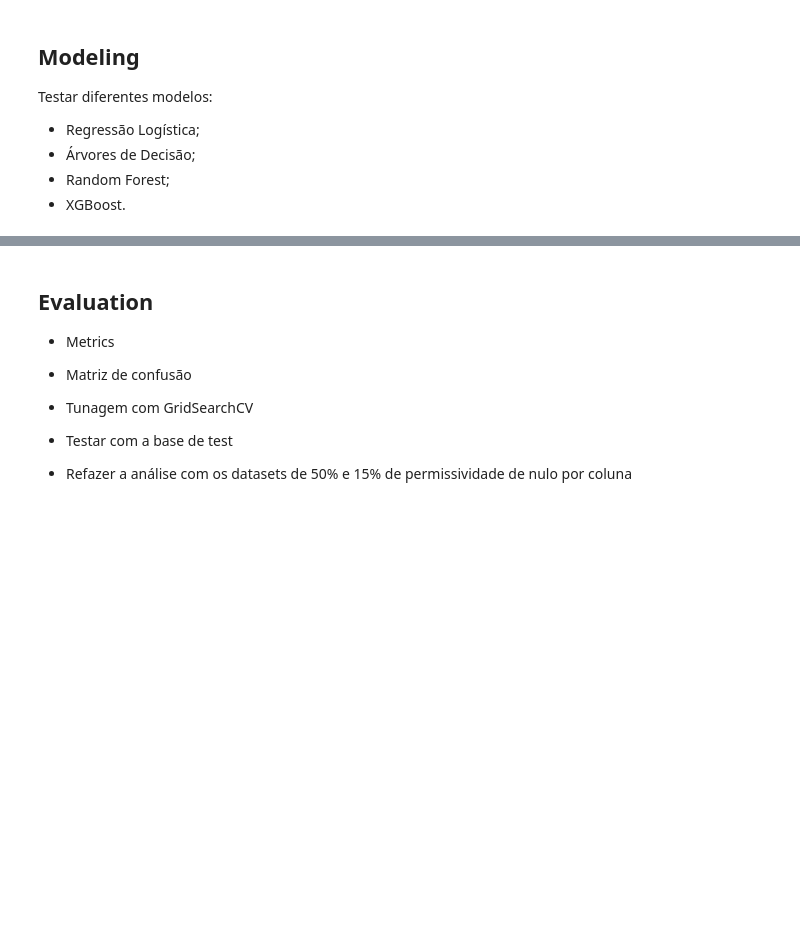
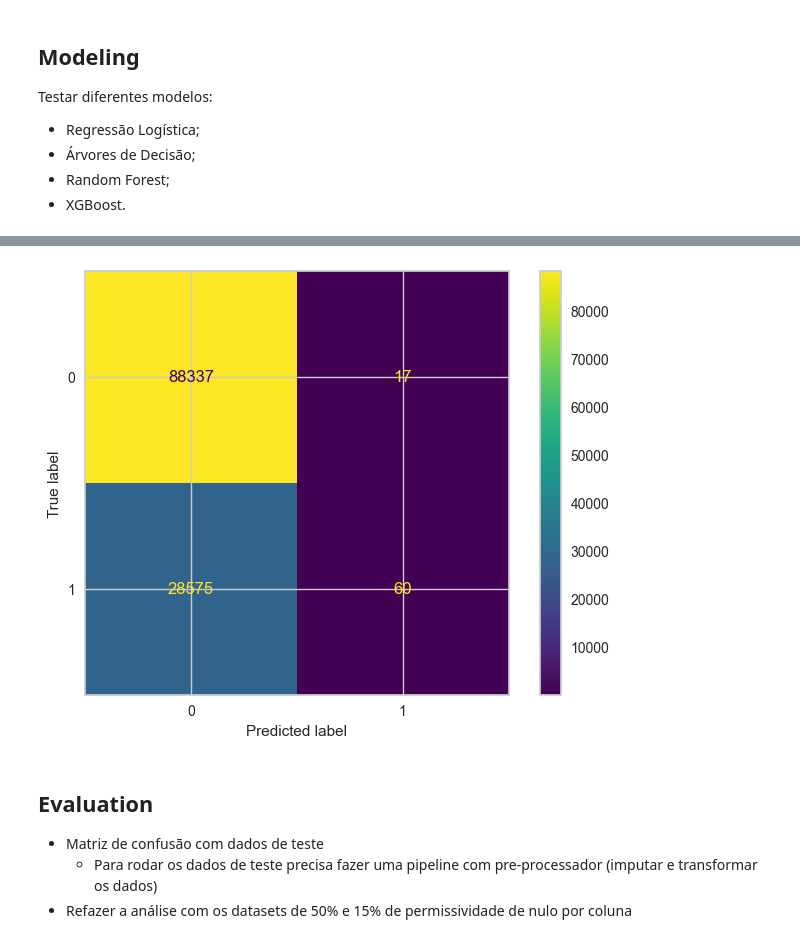
Before and after one commit to eudesgccunha/challenge-data-scientist-neurolake, a Jupyter notebook: credit/notebooks/credit_risk_analysis_tmp.ipynb, the cells around one changed output, grey strips where cells are left out. Drawn from its saved outputs; the diff is of its cells as text; code cells hidden in the pictures; blank space fills up the shorter version.

```diff
--- a/credit/notebooks/credit_risk_analysis_tmp.ipynb
+++ b/credit/notebooks/credit_risk_analysis_tmp.ipynb
@@ -1279,5 +1379,5 @@ TARGET = ['TARGET']
 # %%
 # Dividindo e padronizando o dataset
-X = df_train_clean[FEATURES]
-y = df_train_clean[TARGET]
+X = df_train_clean.drop(columns=['TARGET'])
+y = df_train_clean['TARGET']
 # %%
@@ -1312,0 +1417,19 @@ summary.style.applymap(lambda x: 'background-color: lightgreen' if x >= 0.75 els
+# %%
+# Define the hyperparameter grid
+param_grid = {
+    'max_depth': [3, 5, 7],
+    'learning_rate': [0.1, 0.01, 0.001],
+    'subsample': [0.5, 0.7, 1]}
+
+# Create the XGBoost model object
+xgb_model = XGBClassifier()
+
+# Create the GridSearchCV object
+grid_search = GridSearchCV(xgb_model, param_grid, cv=5, scoring='accuracy')
+
+# Fit the GridSearchCV object to the training data
+grid_search.fit(X, y)
+
+# Print the best set of hyperparameters and the corresponding score
+print("Best set of hyperparameters: ", grid_search.best_params_)
+print("Best score: ", grid_search.best_score_)
@@ -1312,0 +1439,10 @@ summary.style.applymap(lambda x: 'background-color: lightgreen' if x >= 0.75 els
+# %%
+xgb_tunned = cross_validate(XGBClassifier(learning_rate=0.1, max_depth=3, subsample=0.5), X, y, cv=5, scoring=['accuracy', 'precision', 'recall', 'f1', 'roc_auc'])
+
+summary = pd.DataFrame({
+            'labels': ['accuracy', 'precision', 'recall', 'f1', 'roc_auc'],
+            'xgb_tunned': [xgb_tunned['test_accuracy'].mean(), xgb_tunned['test_precision'].mean(), xgb_tunned['test_recall'].mean(), xgb_tunned['test_f1'].mean(), xgb_tunned['test_roc_auc'].mean()]
+}).set_index('labels')
+summary.index.name=None
+summary = summary.transpose()
+summary.style.applymap(lambda x: 'background-color: lightgreen' if x >= 0.75 else '')
@@ -1313,9 +1458,11 @@ summary.style.applymap(lambda x: 'background-color: lightgreen' if x >= 0.75 els
+# %%
+# matriz de confusão com dados de treino
+disp = ConfusionMatrixDisplay.from_estimator(xgb_tunned, X, y, values_format='d')
+# %% [output]
+[figure, added]
 # %% [markdown]
 ## Evaluation
 
-- Metrics
-- Matriz de confusão
-- Tunagem com GridSearchCV
-- Testar com a base de test
-
+- Matriz de confusão com dados de teste
+  - Para rodar os dados de teste precisa fazer uma pipeline com pre-processador (imputar e transformar os dados)
 - Refazer a análise com os datasets de 50% e 15% de permissividade de nulo por coluna
```
Also changed, not shown: parts of 35 cells of this notebook.
